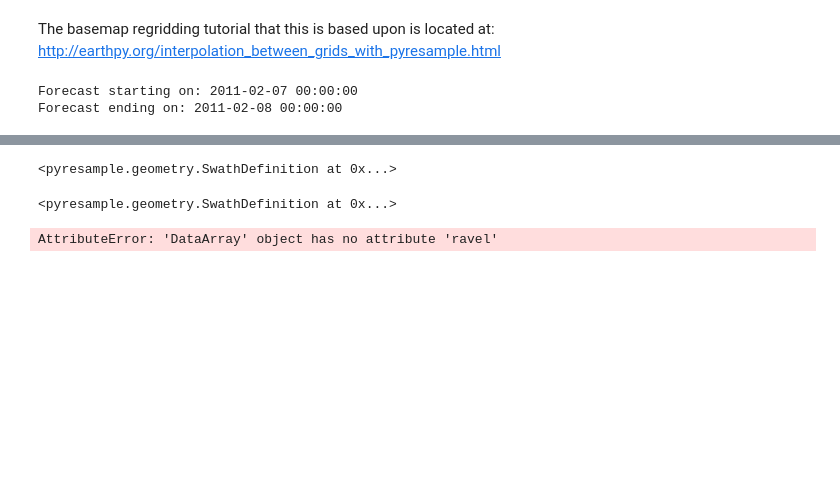
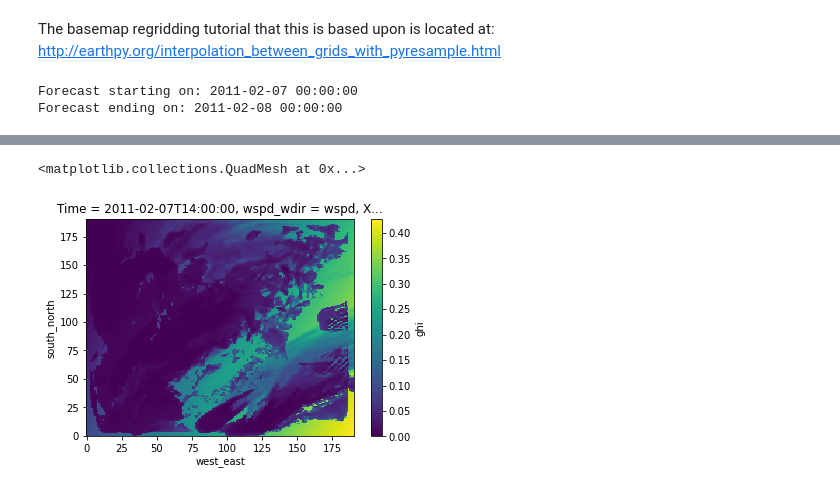
Before and after one commit to jeffreysward/met4ene, a Jupyter notebook: post/python/WRF_regridding_pyresample.ipynb, the cells around one changed output, grey strips where cells are left out. Saved outputs shown, nothing was run; the diff lists cells and outputs as text; code cells hidden in the pictures; blank space fills up the shorter version.

Commit message:
Updated a bunch of notebooks but mostly the pyresample regridding method

```diff
--- a/post/python/WRF_regridding_pyresample.ipynb
+++ b/post/python/WRF_regridding_pyresample.ipynb
@@ -60,12 +57,10 @@ except FileNotFoundError:
 # wrfdata = wrfdata.rename({'XLONG': 'lon', 'XLAT': 'lat'})
 
 # Read in and convert GHI from W m-2 to kW m-2
-ghi = wrfdata.ghi
-ghi = ghi/1000
+wrfdata['ghi'] = wrfdata.ghi / 1000
 
 # Read in WPD, convert from W m-2 to kW m-2
-wpd = wrfdata.wpd
-wpd = wpd/1000
+wrfdata['wpd'] = wrfdata.wpd / 1000
 
 wrfdata
 # %% [output]
@@ -133,12 +127,0 @@ Data variables:
-# %%
-# GridDefinition() requires that lons and lats have the same shape
-lon2d, lat2d = np.meshgrid(eradata.lon - 180, eradata.lat)
-era_def = prs.geometry.SwathDefinition(lons=lon2d, lats=lat2d)
-era_def
-# %% [output]
-<pyresample.geometry.SwathDefinition at 0x...>
-# %%
-wrf_def = prs.geometry.SwathDefinition(lons=wrfdata.lon, lats=wrfdata.lat)
-wrf_def
-# %% [output]
-<pyresample.geometry.SwathDefinition at 0x...>
@@ -145,5 +140,13 @@ wrf_def
+# %%
+# Extract a single time slice for regridding -- pyresample works with numpy not xarray
+idx = 14
+timestr = wrfdata.Time[idx]
+wrf_ghi_slice = wrfdata.ghi.sel(Time=timestr)
+wrf_ghi_slice.plot()
+# %% [output]
+<matplotlib.collections.QuadMesh at 0x...>
+[figure, added]
 # %%
-wrf_ghi_regrid = prs.kd_tree.resample_nearest(wrf_def, wrfdata.ghi, \
-        era_def, radius_of_influence=500000, fill_value=None)
+# Regrid with a simple nearest neighbor algorithm
+wrf_ghi_nearest = prs.kd_tree.resample_nearest(wrf_def, wrf_ghi_slice.values, \
+        era_def, radius_of_influence=25000, fill_value=None)
-# %% [output]
-AttributeError: 'DataArray' object has no attribute 'ravel'
```
Also changed, not shown: parts of 40 cells of this notebook, 6 other files.
